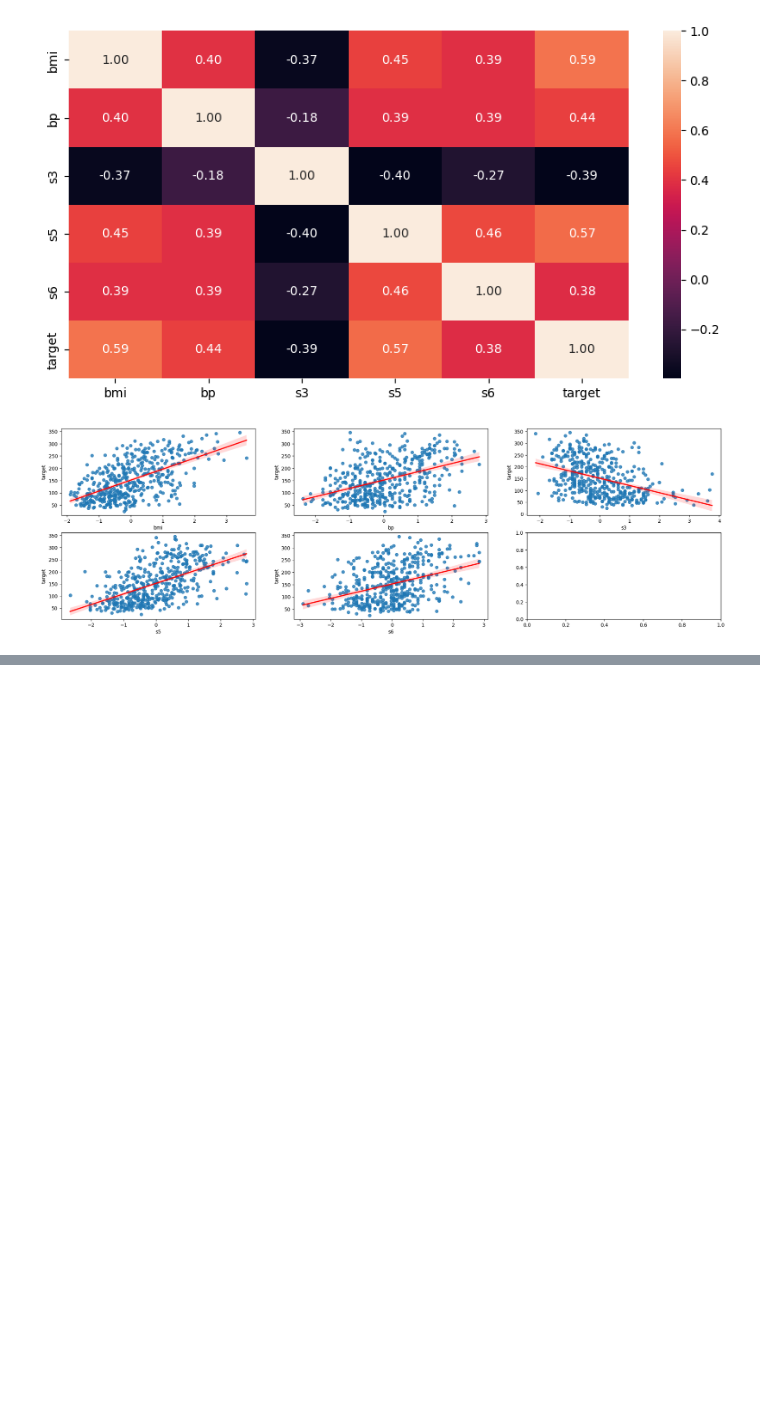
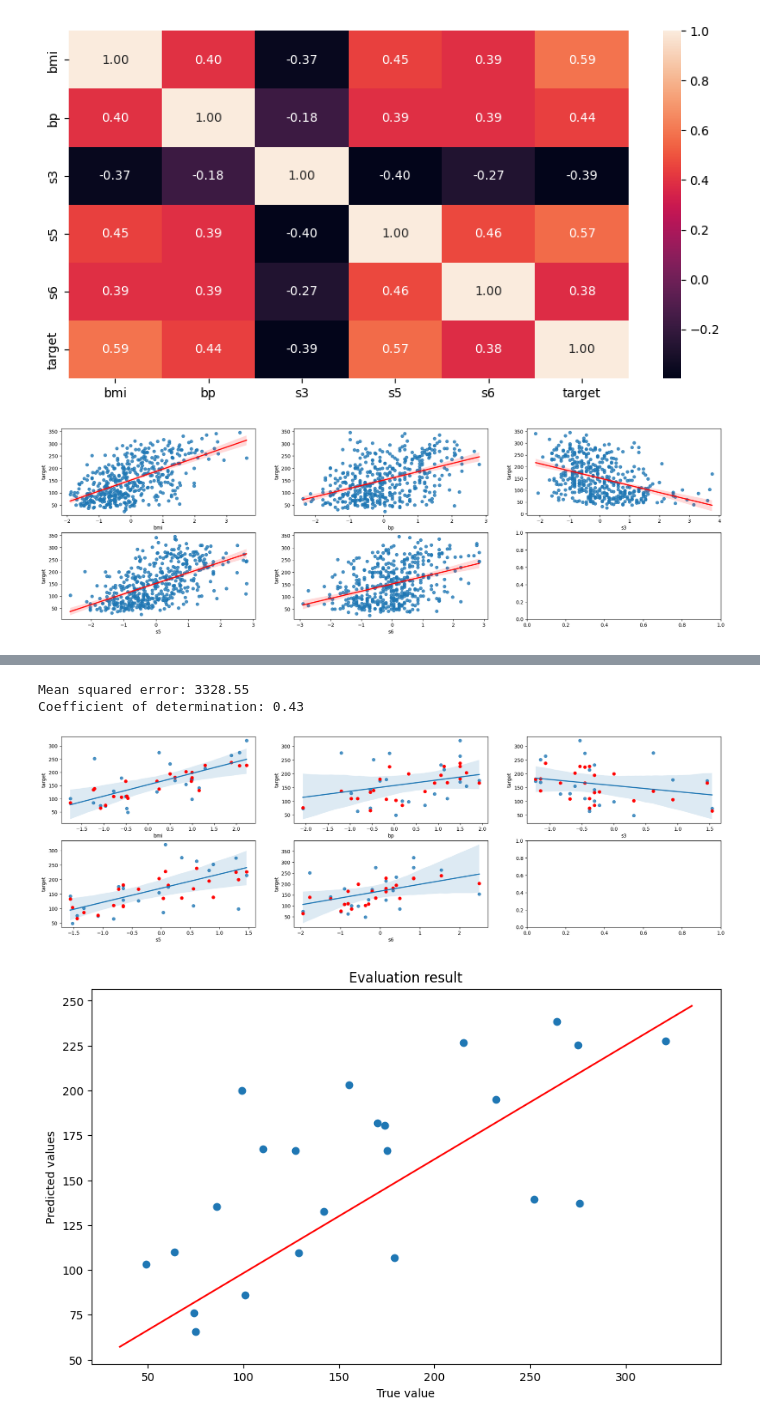
Before and after one commit to Tako-San/ml-course, a Jupyter notebook: t1/main.ipynb, the cells around one changed output, grey strips where cells are left out. Cells and saved outputs as stored; diff of their text form; code cells hidden in the pictures; blank space fills up the shorter version.

```diff
--- a/t1/main.ipynb
+++ b/t1/main.ipynb
@@ -262,0 +283,7 @@ print_evaluation_result(y_test.values, fnv_pred)
+# %%
+get_svr_pred('linear')
+# %% [output]
+Mean squared error: 3328.55
+Coefficient of determination: 0.43
+[figure, added]
+[figure, added]
```
Also changed, not shown: parts of 16 cells of this notebook.
